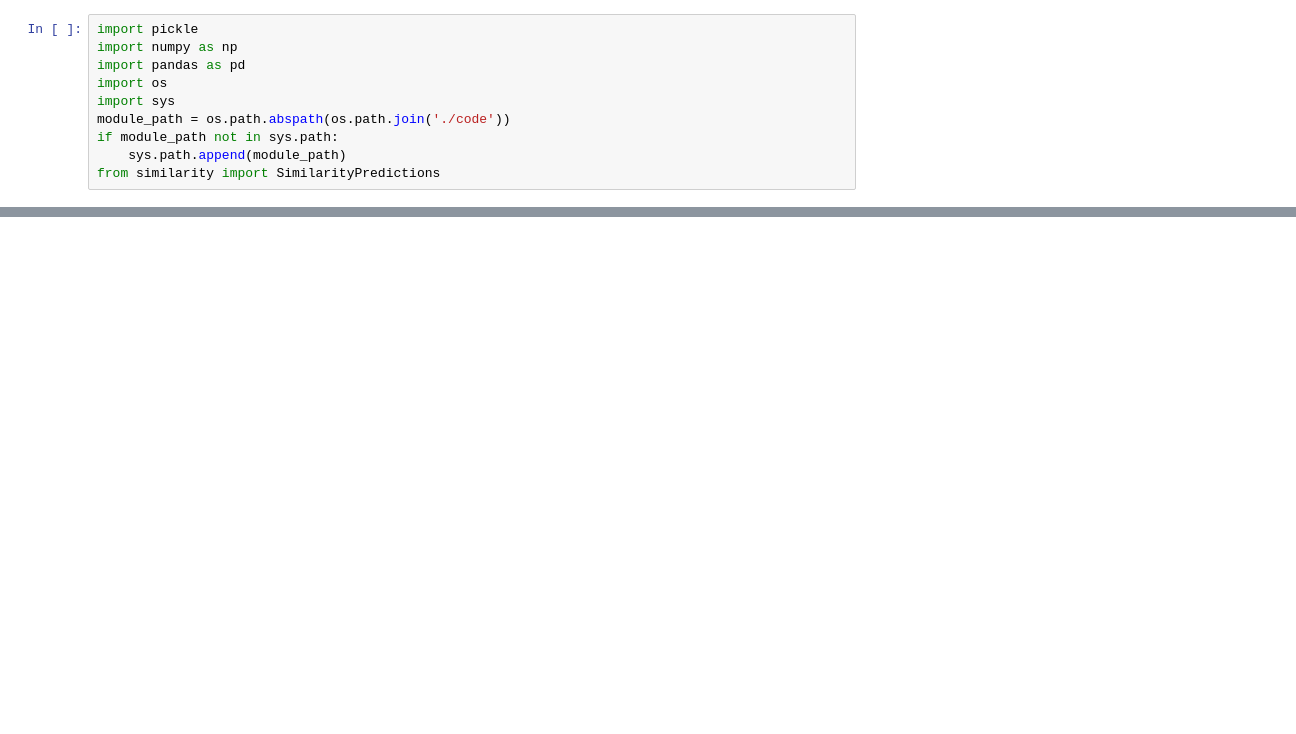
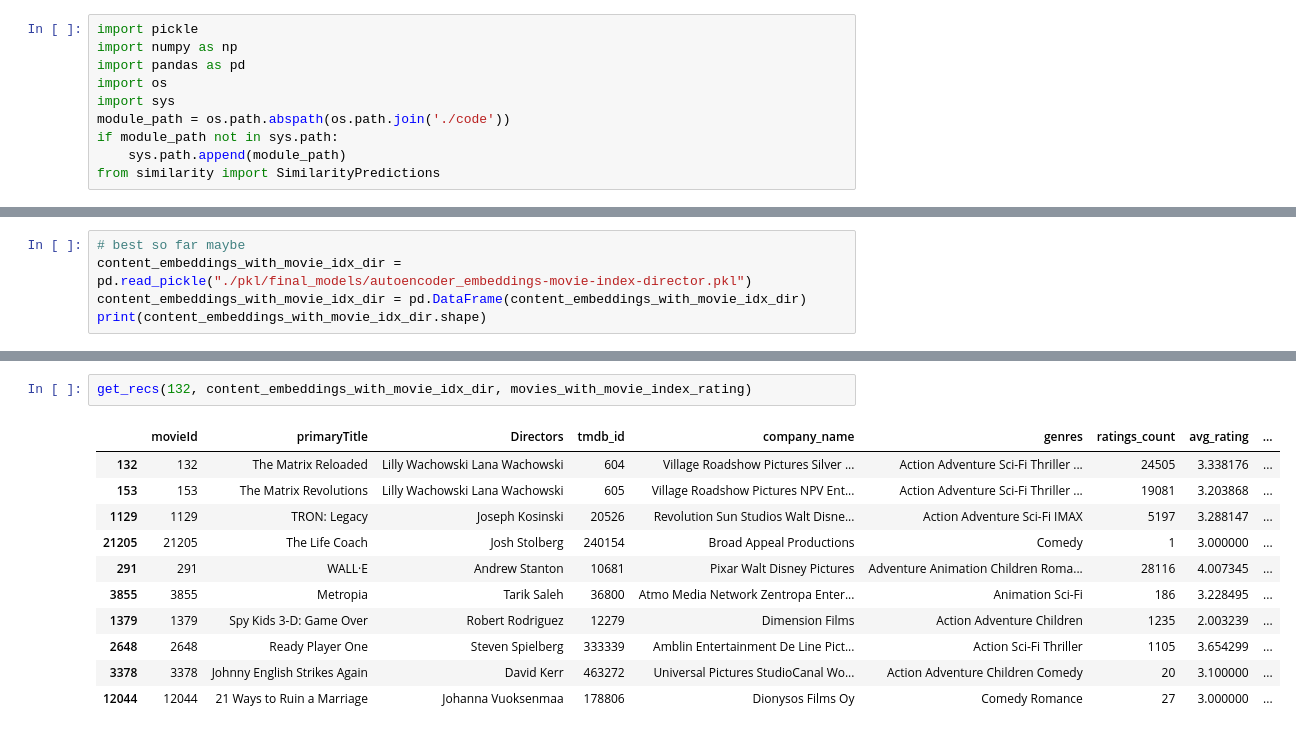
Before and after one commit to LabPorject/CMPT733-final-project, a Jupyter notebook: recommendation/test_index.ipynb, the cells around one changed output, grey strips where cells are left out. Saved outputs shown, nothing was run; the diff lists cells and outputs as text; blank space fills up the shorter version.

```diff
--- a/recommendation/test_index.ipynb
+++ b/recommendation/test_index.ipynb
@@ -296,0 +66,5 @@ similar_items
+# %%
+# best so far maybe
+content_embeddings_with_movie_idx_dir = pd.read_pickle("./pkl/final_models/autoencoder_embeddings-movie-index-director.pkl")
+content_embeddings_with_movie_idx_dir = pd.DataFrame(content_embeddings_with_movie_idx_dir)
+print(content_embeddings_with_movie_idx_dir.shape)
@@ -296,0 +226,14 @@ similar_items
+# %%
+get_recs(132, content_embeddings_with_movie_idx_dir, movies_with_movie_index_rating)
+# %% [output]
+|  | movieId | primaryTitle | Directors | tmdb_id | company_name | genres | ratings_count | avg_rating | ... |
+| 132 | 132 | The Matrix Reloaded | Lilly Wachowski Lana Wachowski | 604 | Village Roadshow Pictures Silver ... | Action Adventure Sci-Fi Thriller ... | 24505 | 3.338176 | ... |
+| 153 | 153 | The Matrix Revolutions | Lilly Wachowski Lana Wachowski | 605 | Village Roadshow Pictures NPV Ent... | Action Adventure Sci-Fi Thriller ... | 19081 | 3.203868 | ... |
+| 1129 | 1129 | TRON: Legacy | Joseph Kosinski | 20526 | Revolution Sun Studios Walt Disne... | Action Adventure Sci-Fi IMAX | 5197 | 3.288147 | ... |
+| 21205 | 21205 | The Life Coach | Josh Stolberg | 240154 | Broad Appeal Productions | Comedy | 1 | 3.000000 | ... |
+| 291 | 291 | WALL·E | Andrew Stanton | 10681 | Pixar Walt Disney Pictures | Adventure Animation Children Roma... | 28116 | 4.007345 | ... |
+| 3855 | 3855 | Metropia | Tarik Saleh | 36800 | Atmo Media Network Zentropa Enter... | Animation Sci-Fi | 186 | 3.228495 | ... |
+| 1379 | 1379 | Spy Kids 3-D: Game Over | Robert Rodriguez | 12279 | Dimension Films | Action Adventure Children | 1235 | 2.003239 | ... |
+| 2648 | 2648 | Ready Player One | Steven Spielberg | 333339 | Amblin Entertainment De Line Pict... | Action Sci-Fi Thriller | 1105 | 3.654299 | ... |
+| 3378 | 3378 | Johnny English Strikes Again | David Kerr | 463272 | Universal Pictures StudioCanal Wo... | Action Adventure Children Comedy | 20 | 3.100000 | ... |
+| 12044 | 12044 | 21 Ways to Ruin a Marriage | Johanna Vuoksenmaa | 178806 | Dionysos Films Oy | Comedy Romance | 27 | 3.000000 | ... |
```
Also changed, not shown: parts of 47 cells of this notebook, 3 other files.
